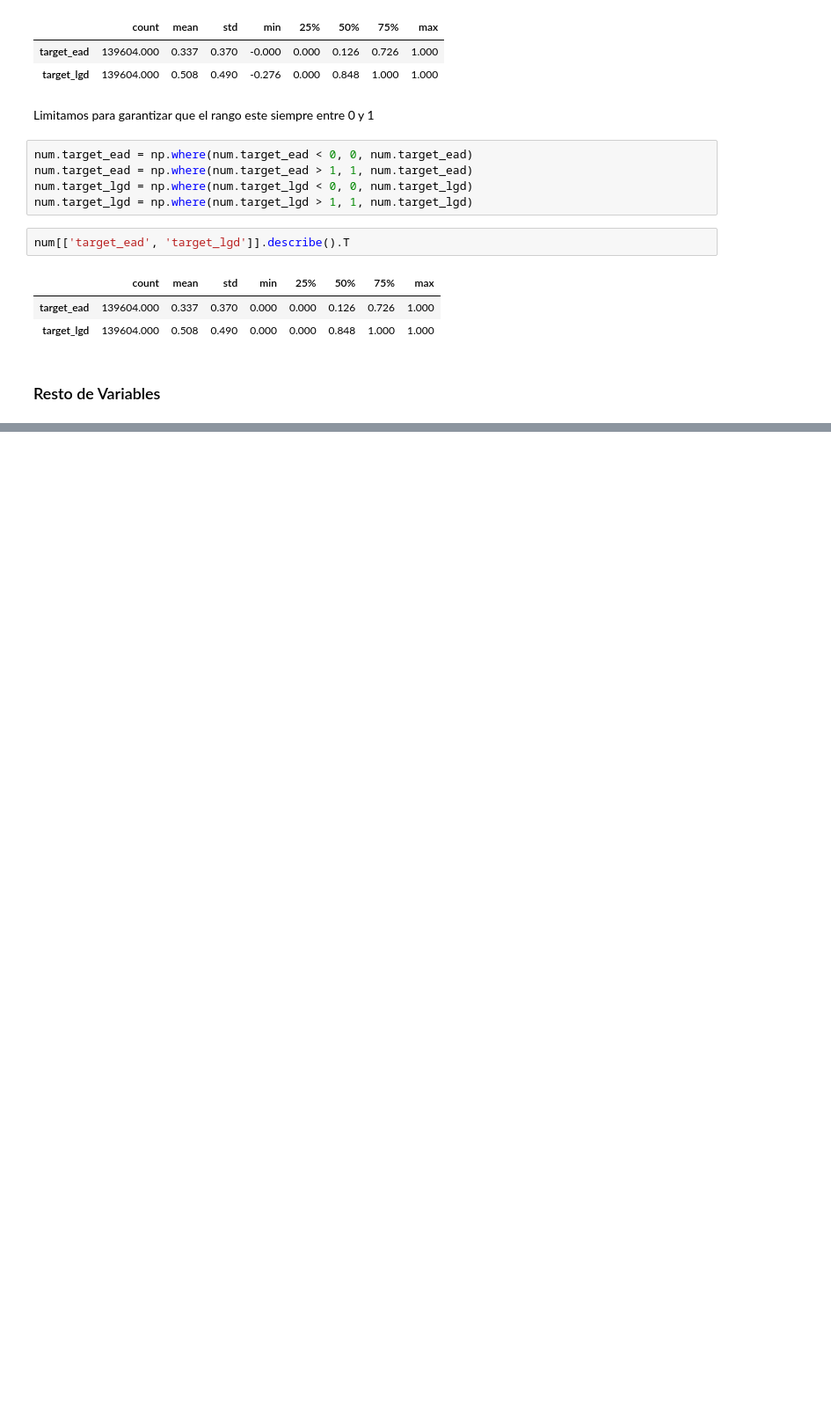
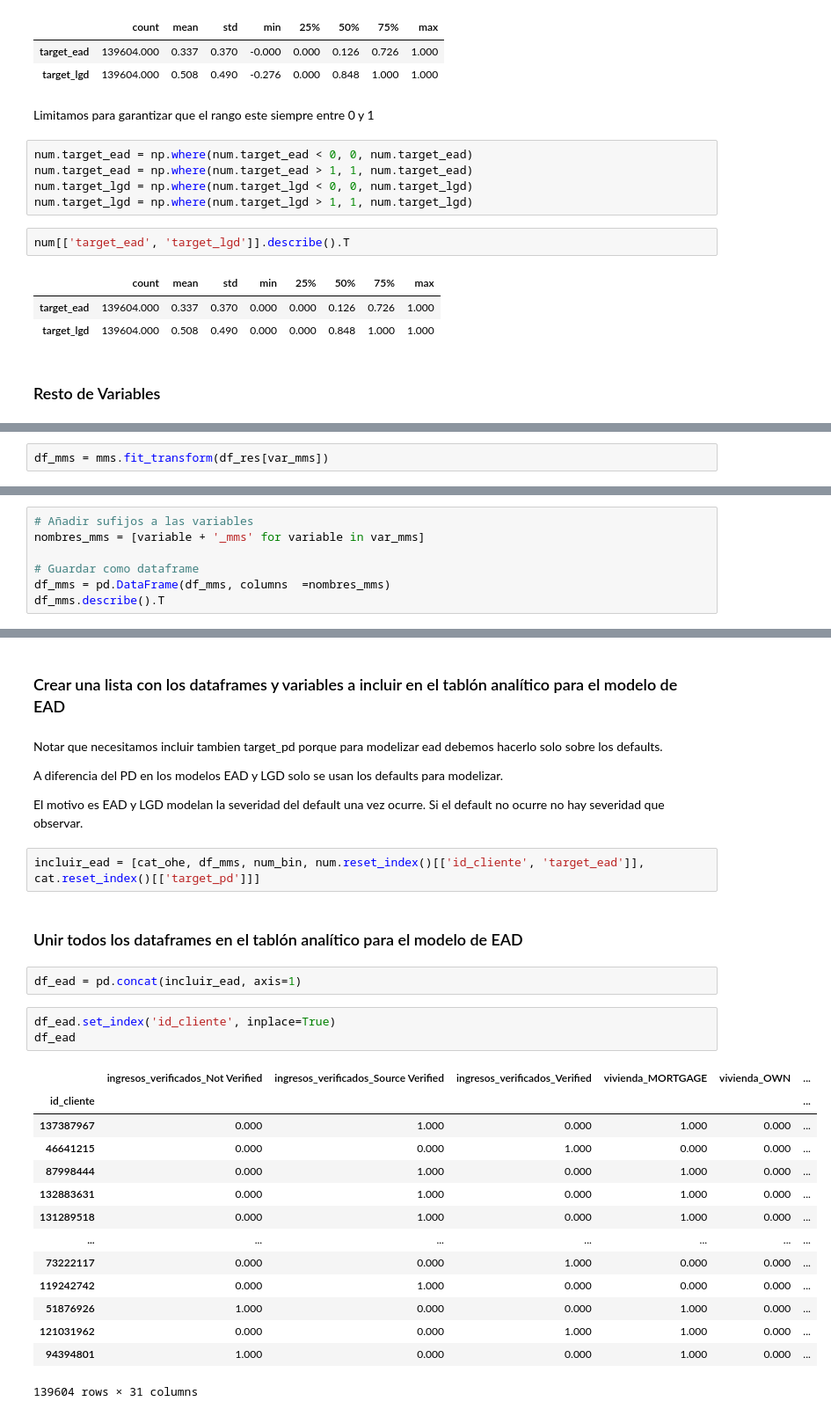
Before and after one commit to PabloHVega/RiesgosScoring, a Jupyter notebook: 03_notebooks/04_Transformacion_Datos.ipynb, the cells around one changed output, grey strips where cells are left out. Shown at 88% size. Saved outputs shown, nothing was run; the diff lists cells and outputs as text; blank space fills up the shorter version.

```diff
--- a/03_notebooks/04_Transformacion_Datos.ipynb
+++ b/03_notebooks/04_Transformacion_Datos.ipynb
@@ -173,0 +408,2 @@ num[['target_ead', 'target_lgd']].describe().T
+# %%
+df_mms = mms.fit_transform(df_res[var_mms])
@@ -173,0 +412,7 @@ num[['target_ead', 'target_lgd']].describe().T
+# %%
+# Añadir sufijos a las variables
+nombres_mms = [variable + '_mms' for variable in var_mms]
+
+# Guardar como dataframe
+df_mms = pd.DataFrame(df_mms, columns  =nombres_mms)
+df_mms.describe().T
@@ -173,0 +458,32 @@ num[['target_ead', 'target_lgd']].describe().T
+# %% [markdown]
+### Crear una lista con los dataframes y variables a incluir en el tablón analítico para el modelo de EAD
+# %% [markdown]
+Notar que necesitamos incluir tambien target_pd porque para modelizar ead debemos hacerlo solo sobre los defaults.
+
+A diferencia del PD en los modelos EAD y LGD solo se usan los defaults para modelizar.
+
+El motivo es EAD y LGD modelan la severidad del default una vez ocurre. Si el default no ocurre no hay severidad que observar.
+# %%
+incluir_ead = [cat_ohe, df_mms, num_bin, num.reset_index()[['id_cliente', 'target_ead']], cat.reset_index()[['target_pd']]]
+# %% [markdown]
+### Unir todos los dataframes en el tablón analítico para el modelo de EAD
+# %%
+df_ead = pd.concat(incluir_ead, axis=1)
+# %%
+df_ead.set_index('id_cliente', inplace=True)
+df_ead
+# %% [output]
+|  | ingresos_verificados_Not Verified | ingresos_verificados_Source Verified | ingresos_verificados_Verified | vivienda_MORTGAGE | vivienda_OWN | ... |
+| id_cliente |  |  |  |  |  | ... |
+| 137387967 | 0.000 | 1.000 | 0.000 | 1.000 | 0.000 | ... |
+| 46641215 | 0.000 | 0.000 | 1.000 | 0.000 | 0.000 | ... |
+| 87998444 | 0.000 | 1.000 | 0.000 | 1.000 | 0.000 | ... |
+| 132883631 | 0.000 | 1.000 | 0.000 | 1.000 | 0.000 | ... |
+| 131289518 | 0.000 | 1.000 | 0.000 | 1.000 | 0.000 | ... |
+| ... | ... | ... | ... | ... | ... | ... |
+| 73222117 | 0.000 | 0.000 | 1.000 | 0.000 | 0.000 | ... |
+| 119242742 | 0.000 | 1.000 | 0.000 | 0.000 | 0.000 | ... |
+| 51876926 | 1.000 | 0.000 | 0.000 | 1.000 | 0.000 | ... |
+| 121031962 | 0.000 | 0.000 | 1.000 | 1.000 | 0.000 | ... |
+| 94394801 | 1.000 | 0.000 | 0.000 | 1.000 | 0.000 | ... |
+139604 rows × 31 columns
```
Also changed, not shown: parts of 76 cells of this notebook, 3 other files.
